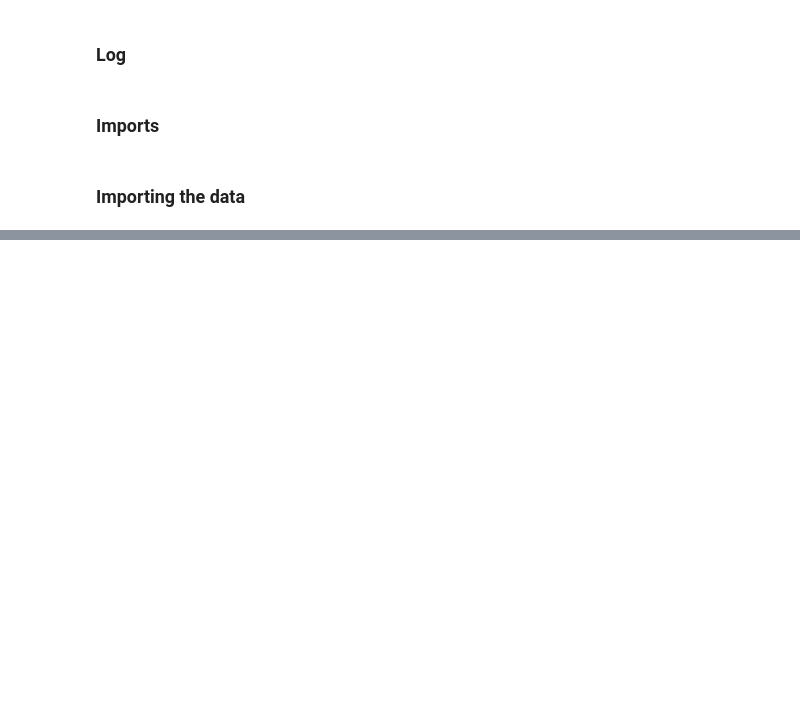
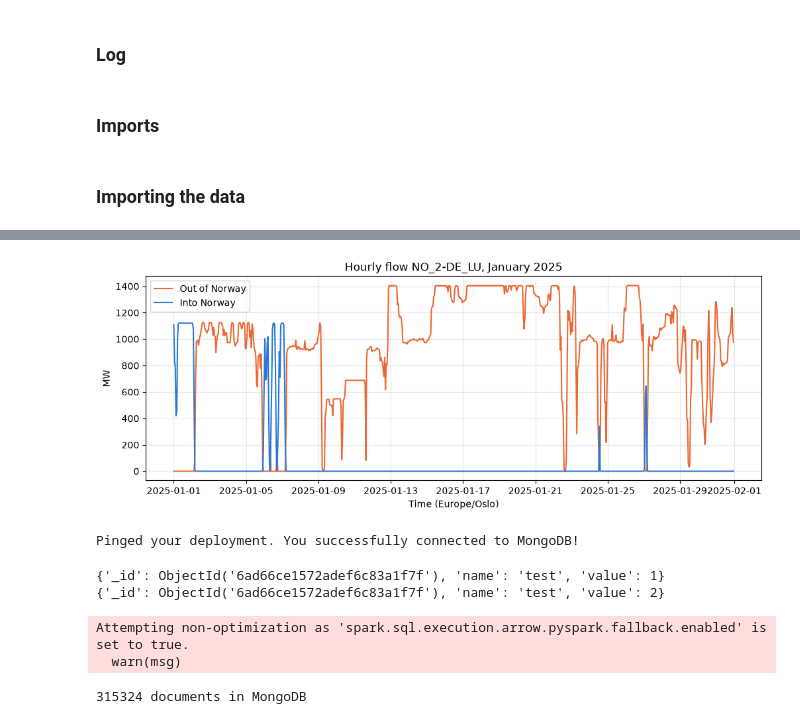
Before and after one commit to Simen03/simen03-ind320-app, a Jupyter notebook: notebooks/part2_project.ipynb, the cells around one changed output, grey strips where cells are left out. Saved outputs shown, nothing was run; the diff lists cells and outputs as text; code cells hidden in the pictures; blank space fills up the shorter version.

```diff
--- a/notebooks/part2_project.ipynb
+++ b/notebooks/part2_project.ipynb
@@ -74,0 +177,8 @@ plt.show()
+# %%
+# Set up the Spark session
+sys.path.append(str(Path.cwd().parent))
+from modules.spark_setup import get_spark
+
+spark = get_spark()
+spark.conf.set("spark.sql.session.timeZone", "UTC")
+spark.sql("SHOW NAMESPACES FROM mycatalog").show()
@@ -74,0 +317,59 @@ plt.show()
+# %%
+# Line plot: first month of the year, one line per direction
+fig, ax = plt.subplots(figsize=(12, 4))
+for retning, gruppe in line_df.groupby("direction"):
+    ax.plot(gruppe["time"], gruppe["mw"], label=Labels[retning],
+            color=Colours[retning], linewidth=1.5)
+
+ax.set_title(f"Hourly flow {chosen_connection}, January {Year}")
+ax.set_xlabel("Time (Europe/Oslo)")
+ax.set_ylabel("MW")
+ax.grid(alpha=0.3)
+ax.legend()
+plt.show()
+# %% [output]
+[figure, added]
+# %%
+# Load the MongoDB URI from the secrets file
+with open(Path("../.streamlit/secrets.toml"), "rb") as f:
+    secrets = tomllib.load(f)
+
+MONGO_URI = secrets["MONGO_uri"]
+
+mongo_client = MongoClient(MONGO_URI)
+
+# Test the connection to MongoDB by pinging the server
+try:
+    mongo_client.admin.command('ping')
+    print("Pinged your deployment. You are successfully connected to MongoDB!")
+except Exception as exception:
+    print(exception)
+# %% [output]
+Pinged your deployment. You successfully connected to MongoDB!
+# %%
+# Testing basic operations on a separate test collection
+test = mongo_client["ind320"]["test"]
+test.insert_one({"name": "test", "value": 1})                       # Create
+print(test.find_one({"name": "test"}))                              # Read
+test.update_one({"name": "test"}, {"$set": {"value": 2}})           # Update
+print(test.find_one({"name": "test"}))
+test.delete_one({"name": "test"})                                   # Delete
+mongo_client["ind320"].drop_collection("test");                     # Clean up
+# %% [output]
+{'_id': ObjectId('6ad66ce1572adef6c83a1f7f'), 'name': 'test', 'value': 1}
+{'_id': ObjectId('6ad66ce1572adef6c83a1f7f'), 'name': 'test', 'value': 2}
+# %%
+coll = mongo_client["ind320"]["crossborder_flow"]
+
+# Data extracted from Cassandra with Spark (all connections, hourly values in UTC)
+pdf_alle = sdf_flyt.toPandas()
+
+coll.delete_many({})                                    # avoid duplicates if the cell is run again
+coll.insert_many(pdf_alle.to_dict("records"))
+coll.create_index([("connection", 1), ("time", 1)])     # fast lookups from Streamlit
+
+print(coll.count_documents({}), "number ofdocuments in MongoDB")
+# %% [output]
+Attempting non-optimization as 'spark.sql.execution.arrow.pyspark.fallback.enabled' is set to true.
+  warn(msg)
+315324 documents in MongoDB
```
Also changed, not shown: parts of 16 cells of this notebook, 3 other files.
